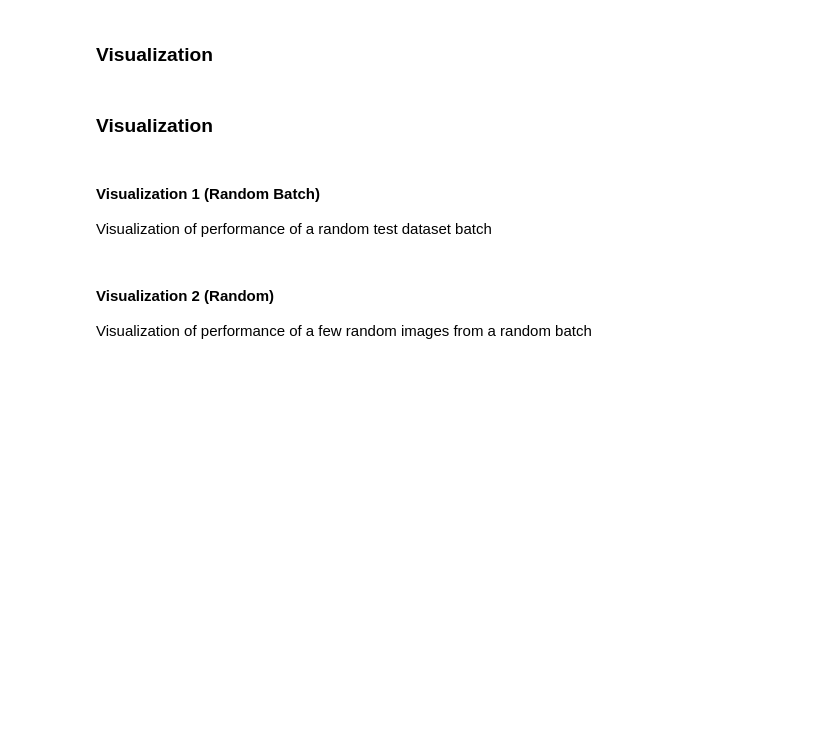
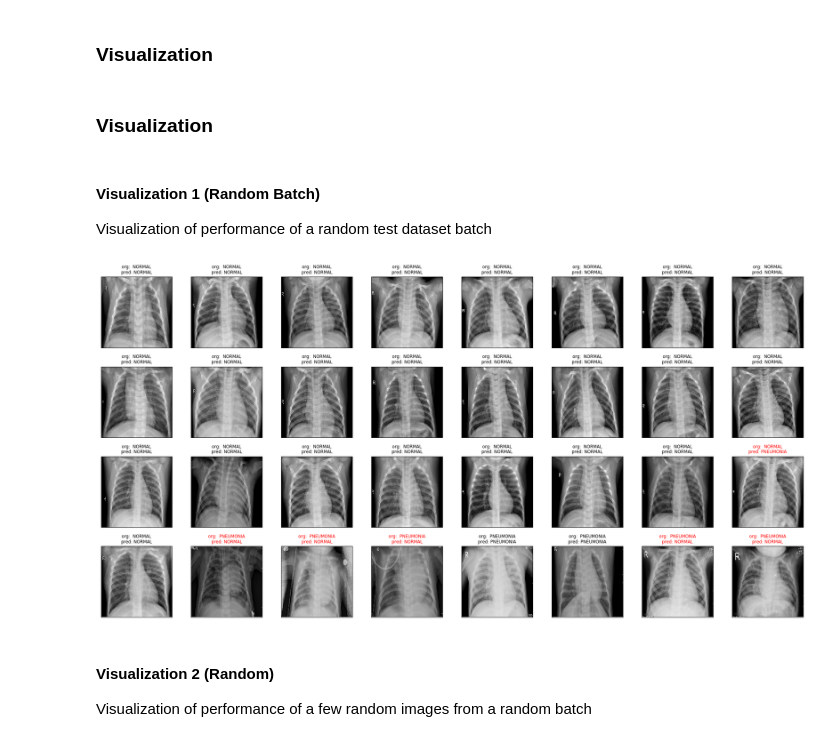
Before and after one commit to anjanatiha/Pneumonia-Detection-from-Chest-X-Ray-Images-with-Deep-Learning, a Jupyter notebook: code/Detection of Pneumonia from Chest X-Ray Images 1.0.0.0.ipynb, the cells around one changed output. Saved outputs shown, nothing was run; the diff lists cells and outputs as text; code cells hidden in the pictures; blank space fills up the shorter version.

```diff
--- a/code/Detection of Pneumonia from Chest X-Ray Images 1.0.0.0.ipynb
+++ b/code/Detection of Pneumonia from Chest X-Ray Images 1.0.0.0.ipynb
@@ -592,8 +681,13 @@ print(cls_report_print)
 # %%
 numofbatch = len(test_generator)
+
 batch_no = random.randint(0, numofbatch-1)
+
 y_img_batch, y_true_batch = test_generator[batch_no]
+y_true_batch = y_true_batch.argmax(axis=-1)
+
 y_pred_batch = model.predict(y_img_batch)
+y_pred_batch = y_pred_batch.argmax(axis=-1)
 
 
 sizeofbatch = len(y_true_batch)
@@ -602,5 +696,5 @@ print("%s%d"%     ("Selected Batch No       : ", batch_no))
 print("-"*35)
 print("%s%d"%     ("Batch Size              : ", len(y_pred_batch)))
 print("-"*35)
-print("%s%.2f%s"% ("Loss                    : ", sum(y_true_batch=y_pred_batch)/sizeofbatch*100, "%"))
+print("%s%.2f%s"% ("Accuracy                : ", np.mean(y_true==y_pred)*100, "%"))
 print("-"*35)
@@ -607,7 +709,7 @@ print("-"*35)
 # %% [markdown]
 ### Visualization
 # %%
-def show_predictions(y_img_batch, y_true_labels, y_pred_labels, image_file_name, plt, figure_map, sample=True):
+def show_predictions(y_img_batch, y_true, y_pred, image_file_name, plt, figure_map, sample=True):
     # figure(num=None, figsize=(8, 6), dpi=100, facecolor='w', edgecolor='k')
     fig, axs = plt.subplots(nrows=figure_map["rows"], ncols=figure_map["cols"], figsize=(figure_map["figsize_col"], figure_map["figsize_row"]),
                             dpi=figure_map["dpi"], facecolor=figure_map["facecolor"], edgecolor=figure_map["edgecolor"],
@@ -619,12 +721,14 @@ def show_predictions(y_img_batch, y_true_labels, y_pred_labels, image_file_name,
 
     m = {}
 
+    length = len(y_true)
+
     for i in range(0, count):
         num = i
         if sample:
-            num = random.randint(0, batch_size_tmp-1)
+            num = random.randint(0, length-1)
             while num in m:
-                num = random.randint(0, batch_size_tmp-1)
+                num = int(random.randint(0, length-1))
 
             m[num]=1
 
@@ -635,17 +739,18 @@ def show_predictions(y_img_batch, y_true_labels, y_pred_labels, image_file_name,
         plt.xticks([])
         plt.yticks([])
 
-        org_rating = np.round(y_true_labels[num]*5, 2)
-        pred_rating = np.round(y_pred_labels[num][0]*5, 2)
 
-        diff = abs(org_rating-pred_rating)
+        original = figure_map['class_map'][y_true[num]]
+        predicted = figure_map['class_map'][y_pred[num]]
 
-        title_text = ("%s%.2f%s%s%.2f"%(true_label_title_prefix, org_rating, "\n", pred_label_title_prefix, pred_rating))
 
-        if diff<0.5:
+        title_text = ("%s%s%s%s%s"%(true_label_title_prefix, original, "\n", pred_label_title_prefix, predicted))
+
+        if original==predicted:
             plt.title(title_text)
         else:
             plt.title(title_text, color=false_prediction_label_color)
+
 
         if update_image and os.path.exists(image_file_name):
             os.remove(image_file_name)
@@ -662,7 +767,7 @@ image_file_name_batch = figure_directory+"/result"
 image_file_name_sample = figure_directory+"/sample"
 
 cols = 8
-
+batch_size_t = len(y_true_batch)
 if batch_size_t<8:
     cols = batch_size_t
 
@@ -726,11 +831,15 @@ figure_map["batch_size_tmp"]=batch_size_t
 figure_map["true_label_title_prefix"]=true_label_title_prefix
 figure_map["pred_label_title_prefix"]=pred_label_title_prefix
 figure_map["false_prediction_label_color"]=false_prediction_label_color
+
+figure_map['class_map'] = {v: k for k, v in test_generator.class_indices.items()}
 # %% [markdown]
 #### Visualization 1 (Random Batch)
 Visualization of performance of a random test dataset batch
 # %%
-show_predictions(y_img_batch, y_true_labels, y_pred_labels, image_file_name_batch, plt, figure_map, False)
+show_predictions(y_img_batch, y_true_batch, y_pred_batch, image_file_name_batch, plt, figure_map, False)
+# %% [output]
+[figure, added]
 # %% [markdown]
 #### Visualization 2 (Random)
 Visualization of performance of a few random images from a random batch
```
Also changed, not shown: parts of 16 cells of this notebook, 1 other file.
